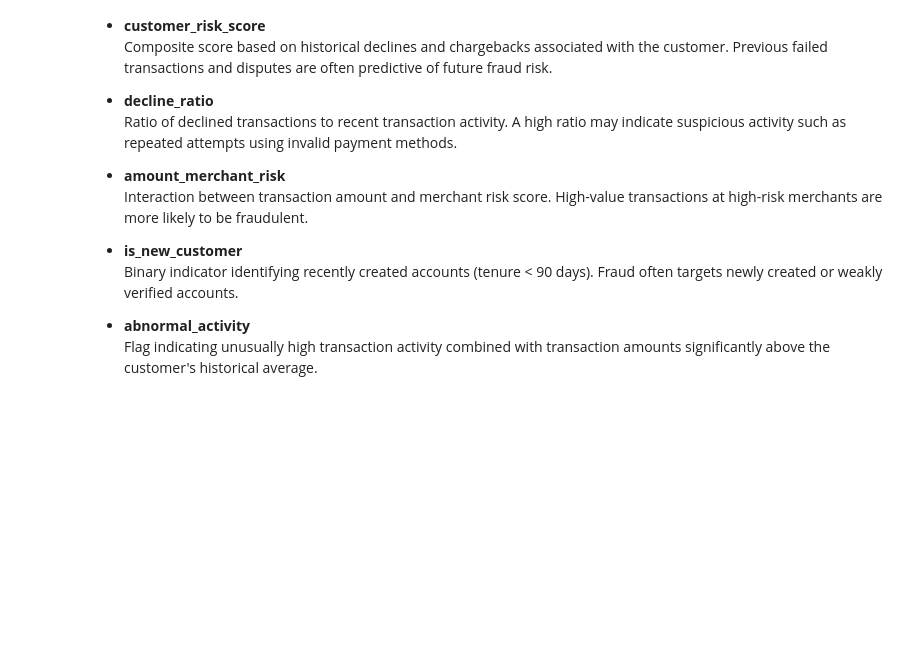
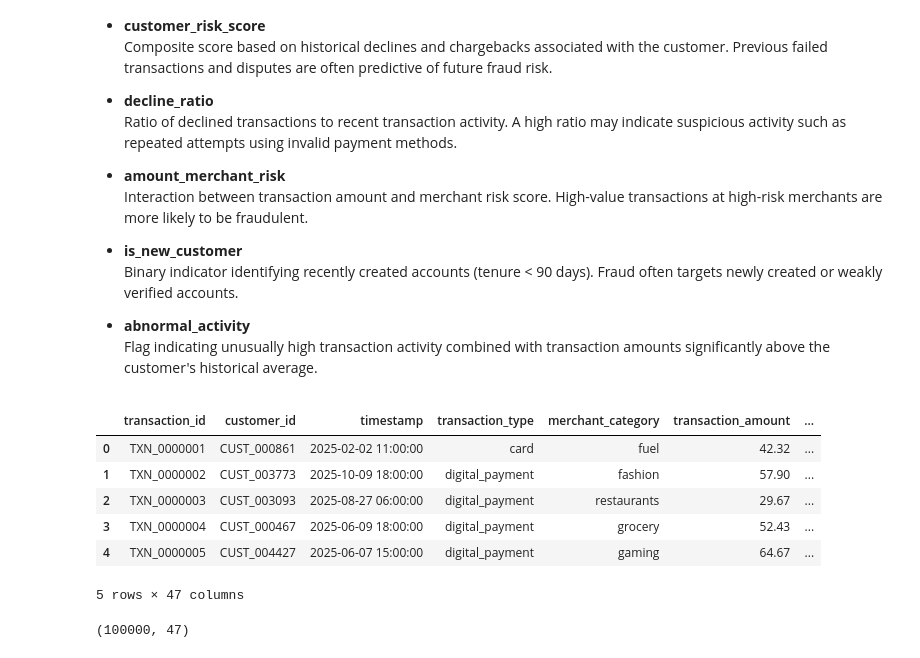
Before and after one commit to dacardonave/finshield-fraud-detection-platform, a Jupyter notebook: notebooks/02_feature_engineering.ipynb, the cells around one changed output. Cells and saved outputs as stored; diff of their text form; code cells hidden in the pictures; blank space fills up the shorter version.

```diff
--- a/notebooks/02_feature_engineering.ipynb
+++ b/notebooks/02_feature_engineering.ipynb
@@ -201,3 +209,17 @@ df["abnormal_activity"] = (
     (df["transactions_last_7d"] > 15) &
     (df["amount_vs_avg_ratio"] > 2)
 ).astype(int)
+# %%
+df.head()
+# %% [output]
+|  | transaction_id | customer_id | timestamp | transaction_type | merchant_category | transaction_amount | ... |
+| 0 | TXN_0000001 | CUST_000861 | 2025-02-02 11:00:00 | card | fuel | 42.32 | ... |
+| 1 | TXN_0000002 | CUST_003773 | 2025-10-09 18:00:00 | digital_payment | fashion | 57.90 | ... |
+| 2 | TXN_0000003 | CUST_003093 | 2025-08-27 06:00:00 | digital_payment | restaurants | 29.67 | ... |
+| 3 | TXN_0000004 | CUST_000467 | 2025-06-09 18:00:00 | digital_payment | grocery | 52.43 | ... |
+| 4 | TXN_0000005 | CUST_004427 | 2025-06-07 15:00:00 | digital_payment | gaming | 64.67 | ... |
+5 rows × 47 columns
+# %%
+df.shape
+# %% [output]
+(100000, 47)
```
Also changed, not shown: parts of 2 cells of this notebook, 1 other file.
